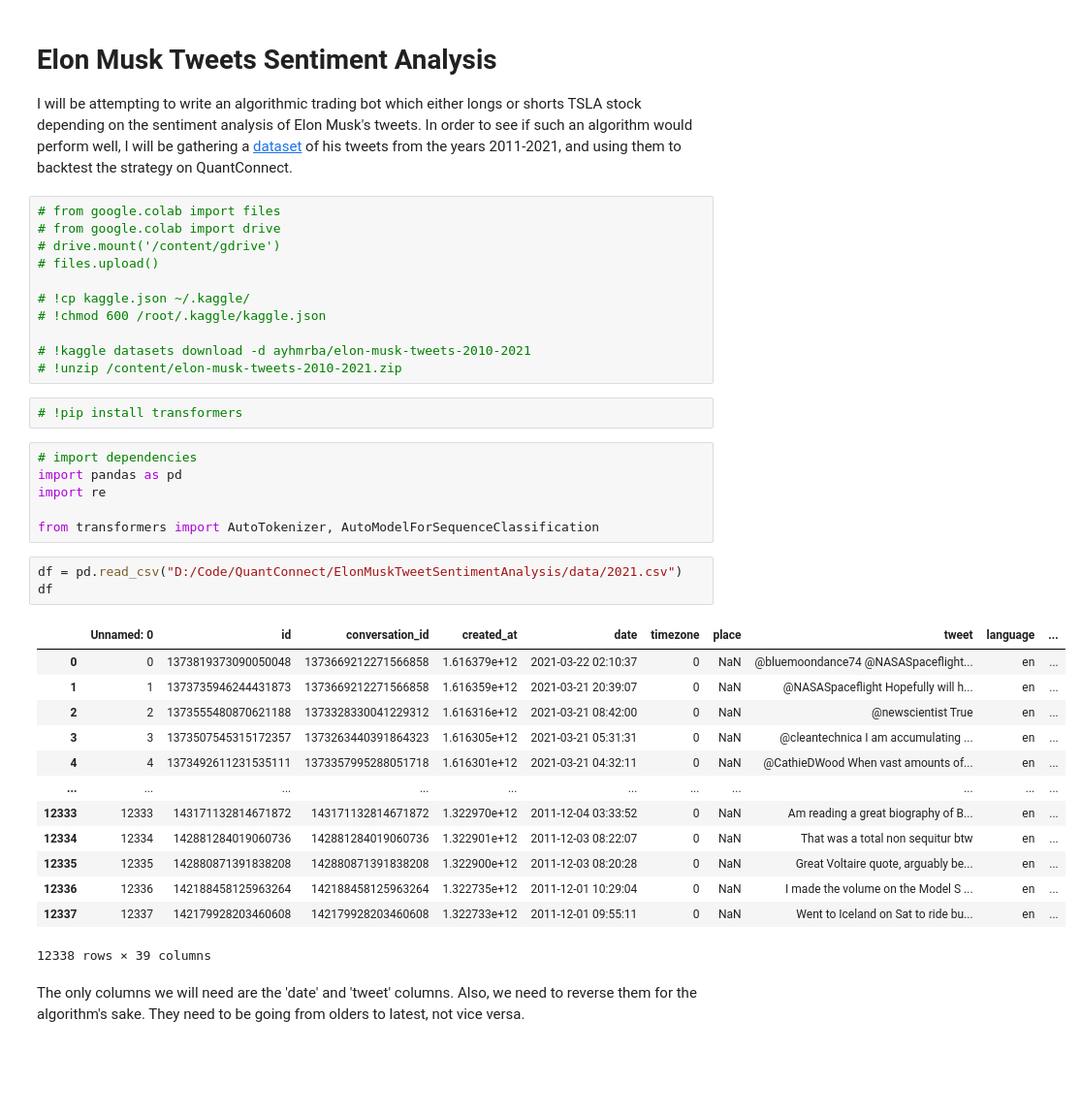
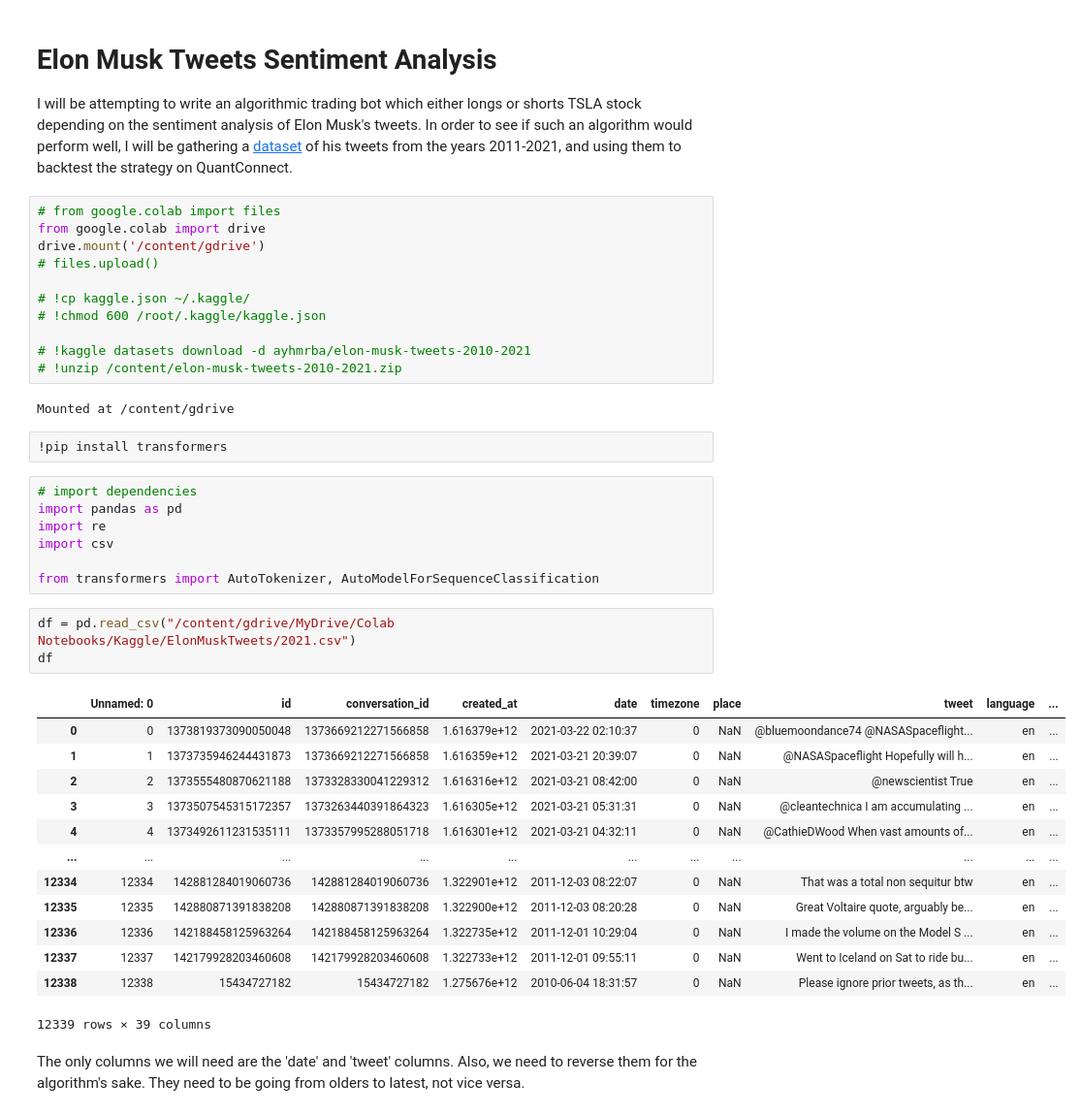
Before and after one commit to adelevski/QuantConnect, a Jupyter notebook: ElonMuskTweetSentimentAnalysis/ElonMuskTweets.ipynb, the cells around one changed output. Shown at 97% size. Cells and saved outputs as stored; diff of their text form; blank space fills up the shorter version.

```diff
--- a/ElonMuskTweetSentimentAnalysis/ElonMuskTweets.ipynb
+++ b/ElonMuskTweetSentimentAnalysis/ElonMuskTweets.ipynb
@@ -4,8 +4,8 @@
 I will be attempting to write an algorithmic trading bot which either longs or shorts TSLA stock depending on the sentiment analysis of Elon Musk's tweets. In order to see if such an algorithm would perform well, I will be gathering a [dataset](https://www.kaggle.com/ayhmrba/elon-musk-tweets-2010-2021) of his tweets from the years 2011-2021, and using them to backtest the strategy on QuantConnect.
 # %%
 # from google.colab import files
-# from google.colab import drive
-# drive.mount('/content/gdrive')
+from google.colab import drive
+drive.mount('/content/gdrive')
 # files.upload()
 
 # !cp kaggle.json ~/.kaggle/
@@ -13,31 +13,34 @@ I will be attempting to write an algorithmic trading bot which either longs or s
 
 # !kaggle datasets download -d ayhmrba/elon-musk-tweets-2010-2021
 # !unzip /content/elon-musk-tweets-2010-2021.zip
+# %% [output]
+Mounted at /content/gdrive
 # %%
-# !pip install transformers
+!pip install transformers
 # %%
 # import dependencies
 import pandas as pd
 import re
+import csv
 
 from transformers import AutoTokenizer, AutoModelForSequenceClassification
 # %%
-df = pd.read_csv("D:/Code/QuantConnect/ElonMuskTweetSentimentAnalysis/data/2021.csv")
+df = pd.read_csv("/content/gdrive/MyDrive/Colab Notebooks/Kaggle/ElonMuskTweets/2021.csv")
 df
 # %% [output]
 |  | Unnamed: 0 | id | conversation_id | created_at | date | timezone | place | tweet | language | ... |
 | 0 | 0 | 1373819373090050048 | 1373669212271566858 | 1.616379e+12 | 2021-03-22 02:10:37 | 0 | NaN | @bluemoondance74 @NASASpaceflight... | en | ... |
 | 1 | 1 | 1373735946244431873 | 1373669212271566858 | 1.616359e+12 | 2021-03-21 20:39:07 | 0 | NaN | @NASASpaceflight Hopefully will h... | en | ... |
 | 2 | 2 | 1373555480870621188 | 1373328330041229312 | 1.616316e+12 | 2021-03-21 08:42:00 | 0 | NaN | @newscientist True | en | ... |
 | 3 | 3 | 1373507545315172357 | 1373263440391864323 | 1.616305e+12 | 2021-03-21 05:31:31 | 0 | NaN | @cleantechnica I am accumulating ... | en | ... |
 | 4 | 4 | 1373492611231535111 | 1373357995288051718 | 1.616301e+12 | 2021-03-21 04:32:11 | 0 | NaN | @CathieDWood When vast amounts of... | en | ... |
 | ... | ... | ... | ... | ... | ... | ... | ... | ... | ... | ... |
-| 12333 | 12333 | 143171132814671872 | 143171132814671872 | 1.322970e+12 | 2011-12-04 03:33:52 | 0 | NaN | Am reading a great biography of B... | en | ... |
 | 12334 | 12334 | 142881284019060736 | 142881284019060736 | 1.322901e+12 | 2011-12-03 08:22:07 | 0 | NaN | That was a total non sequitur btw | en | ... |
 | 12335 | 12335 | 142880871391838208 | 142880871391838208 | 1.322900e+12 | 2011-12-03 08:20:28 | 0 | NaN | Great Voltaire quote, arguably be... | en | ... |
 | 12336 | 12336 | 142188458125963264 | 142188458125963264 | 1.322735e+12 | 2011-12-01 10:29:04 | 0 | NaN | I made the volume on the Model S ... | en | ... |
 | 12337 | 12337 | 142179928203460608 | 142179928203460608 | 1.322733e+12 | 2011-12-01 09:55:11 | 0 | NaN | Went to Iceland on Sat to ride bu... | en | ... |
+| 12338 | 12338 | 15434727182 | 15434727182 | 1.275676e+12 | 2010-06-04 18:31:57 | 0 | NaN | Please ignore prior tweets, as th... | en | ... |
-12338 rows × 39 columns
+12339 rows × 39 columns
 # %% [markdown]
 The only columns we will need are the 'date' and 'tweet' columns. Also, we need to reverse them for the algorithm's sake. They need to be going from olders to latest, not vice versa.
 # %%
```
Also changed, not shown: parts of 7 cells of this notebook, 2 other files.
